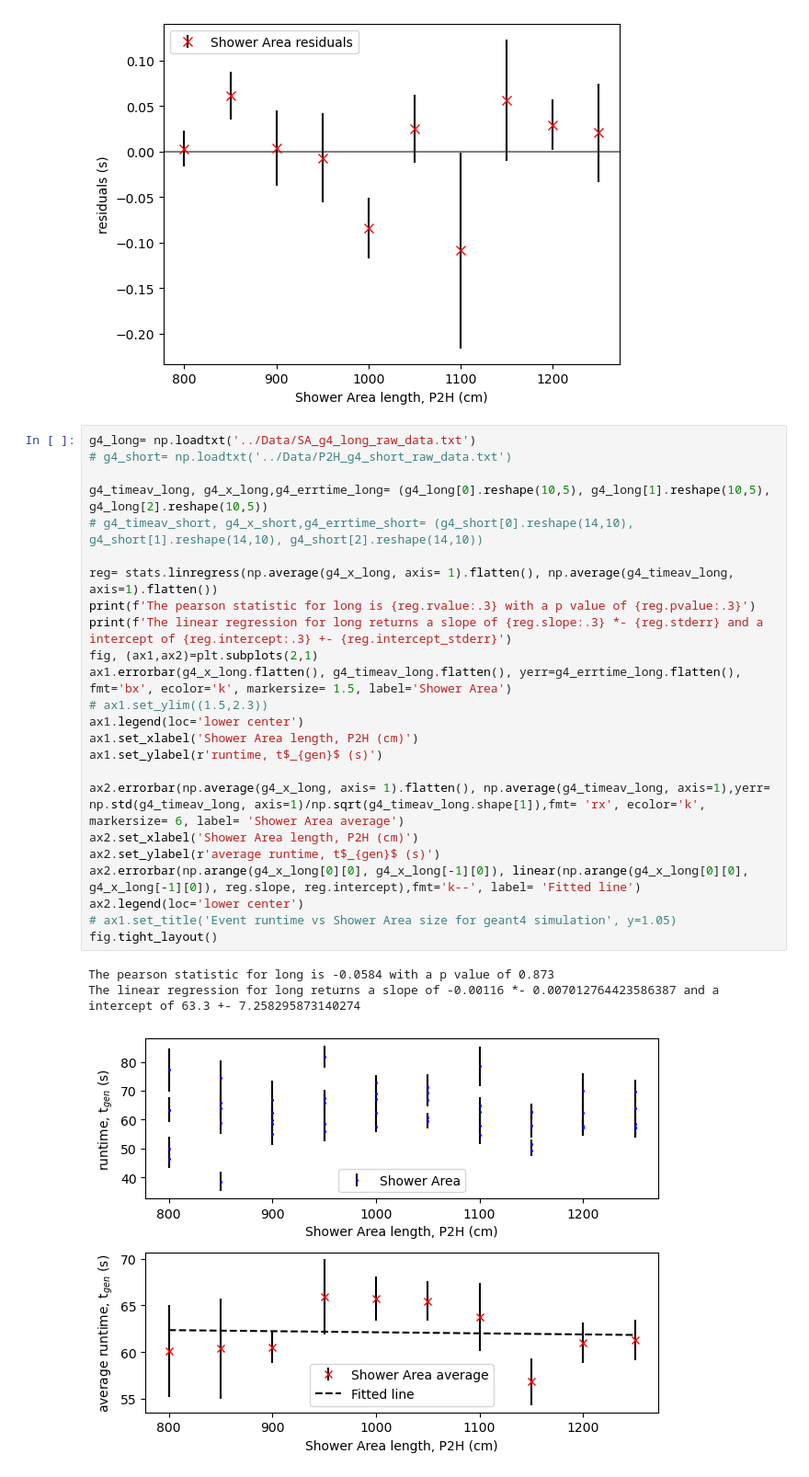
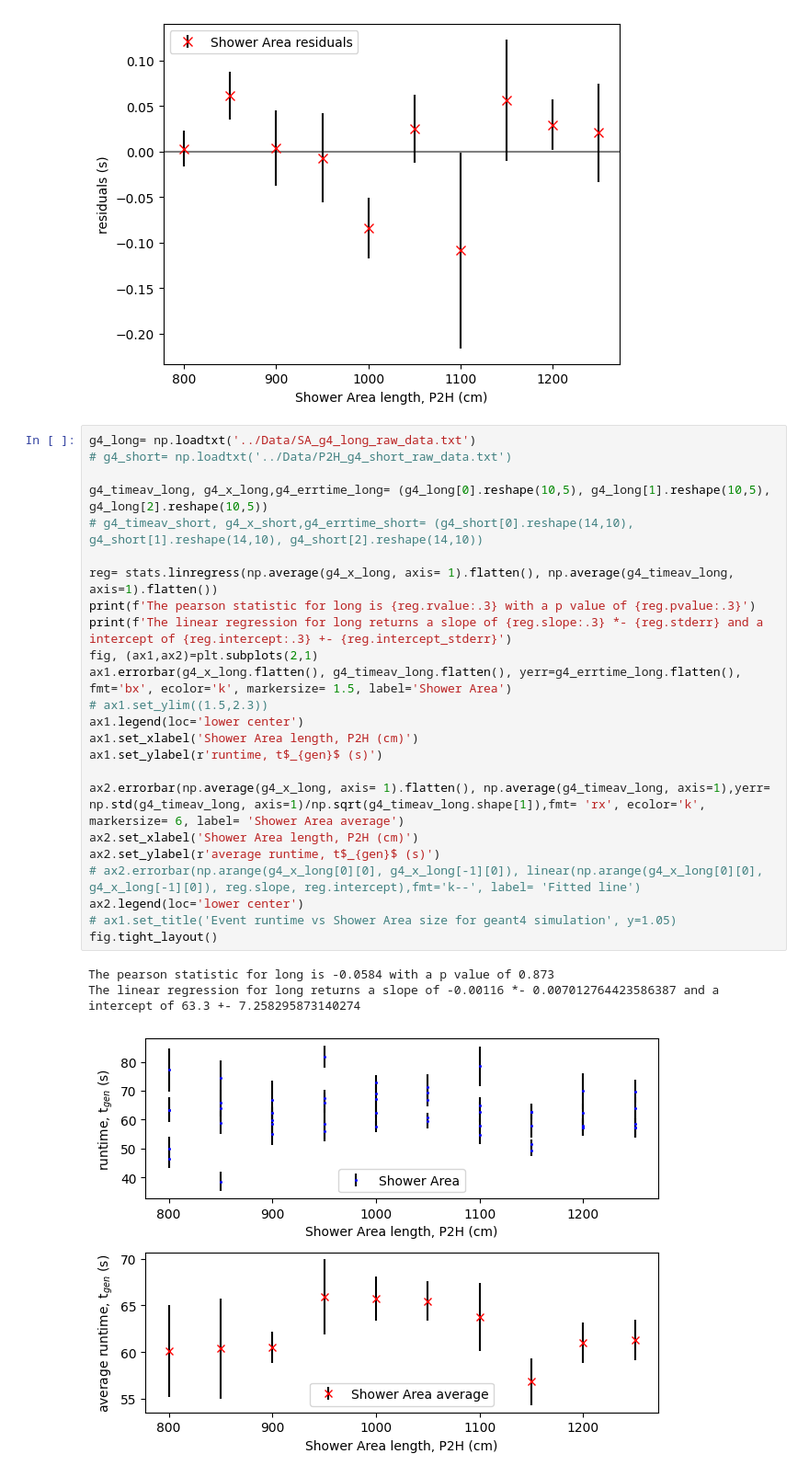
Before and after one commit to PINKTAIGAH/SHP, a Jupyter notebook: uproot_test/plot_time_SA.ipynb, the cells around one changed output. Shown: that part at 92% size. Drawn from its saved outputs; the diff is of its cells as text.

```diff
--- a/uproot_test/plot_time_SA.ipynb
+++ b/uproot_test/plot_time_SA.ipynb
@@ -89,31 +89,31 @@ Chi squared is 15.24004125671722
 # %%
 g4_long= np.loadtxt('../Data/SA_g4_long_raw_data.txt')
 # g4_short= np.loadtxt('../Data/P2H_g4_short_raw_data.txt')
 
 g4_timeav_long, g4_x_long,g4_errtime_long= (g4_long[0].reshape(10,5), g4_long[1].reshape(10,5), g4_long[2].reshape(10,5))
 # g4_timeav_short, g4_x_short,g4_errtime_short= (g4_short[0].reshape(14,10), g4_short[1].reshape(14,10), g4_short[2].reshape(14,10))
 
 reg= stats.linregress(np.average(g4_x_long, axis= 1).flatten(), np.average(g4_timeav_long, axis=1).flatten())
 print(f'The pearson statistic for long is {reg.rvalue:.3} with a p value of {reg.pvalue:.3}')
 print(f'The linear regression for long returns a slope of {reg.slope:.3} *- {reg.stderr} and a intercept of {reg.intercept:.3} +- {reg.intercept_stderr}')
 fig, (ax1,ax2)=plt.subplots(2,1)
 ax1.errorbar(g4_x_long.flatten(), g4_timeav_long.flatten(), yerr=g4_errtime_long.flatten(), fmt='bx', ecolor='k', markersize= 1.5, label='Shower Area')
 # ax1.set_ylim((1.5,2.3))
 ax1.legend(loc='lower center')
 ax1.set_xlabel('Shower Area length, P2H (cm)')
 ax1.set_ylabel(r'runtime, t$_{gen}$ (s)')
 
 ax2.errorbar(np.average(g4_x_long, axis= 1).flatten(), np.average(g4_timeav_long, axis=1),yerr= np.std(g4_timeav_long, axis=1)/np.sqrt(g4_timeav_long.shape[1]),fmt= 'rx', ecolor='k', markersize= 6, label= 'Shower Area average')
 ax2.set_xlabel('Shower Area length, P2H (cm)')
 ax2.set_ylabel(r'average runtime, t$_{gen}$ (s)')
-ax2.errorbar(np.arange(g4_x_long[0][0], g4_x_long[-1][0]), linear(np.arange(g4_x_long[0][0], g4_x_long[-1][0]), reg.slope, reg.intercept),fmt='k--', label= 'Fitted line')
+# ax2.errorbar(np.arange(g4_x_long[0][0], g4_x_long[-1][0]), linear(np.arange(g4_x_long[0][0], g4_x_long[-1][0]), reg.slope, reg.intercept),fmt='k--', label= 'Fitted line')
 ax2.legend(loc='lower center')
 # ax1.set_title('Event runtime vs Shower Area size for geant4 simulation', y=1.05)
 fig.tight_layout()
 # %% [output]
 The pearson statistic for long is -0.0584 with a p value of 0.873
 The linear regression for long returns a slope of -0.00116 *- 0.007012764423586387 and a intercept of 63.3 +- 7.258295873140274
-[figure, old version]
+[figure, new version]
 # %%
 x= g4_x_long[:,1]
 residual= linear(x, reg.slope, reg.intercept)- np.average(g4_timeav_long, axis=1)
```
Also changed, not shown: parts of 3 cells of this notebook, 7 other files.
